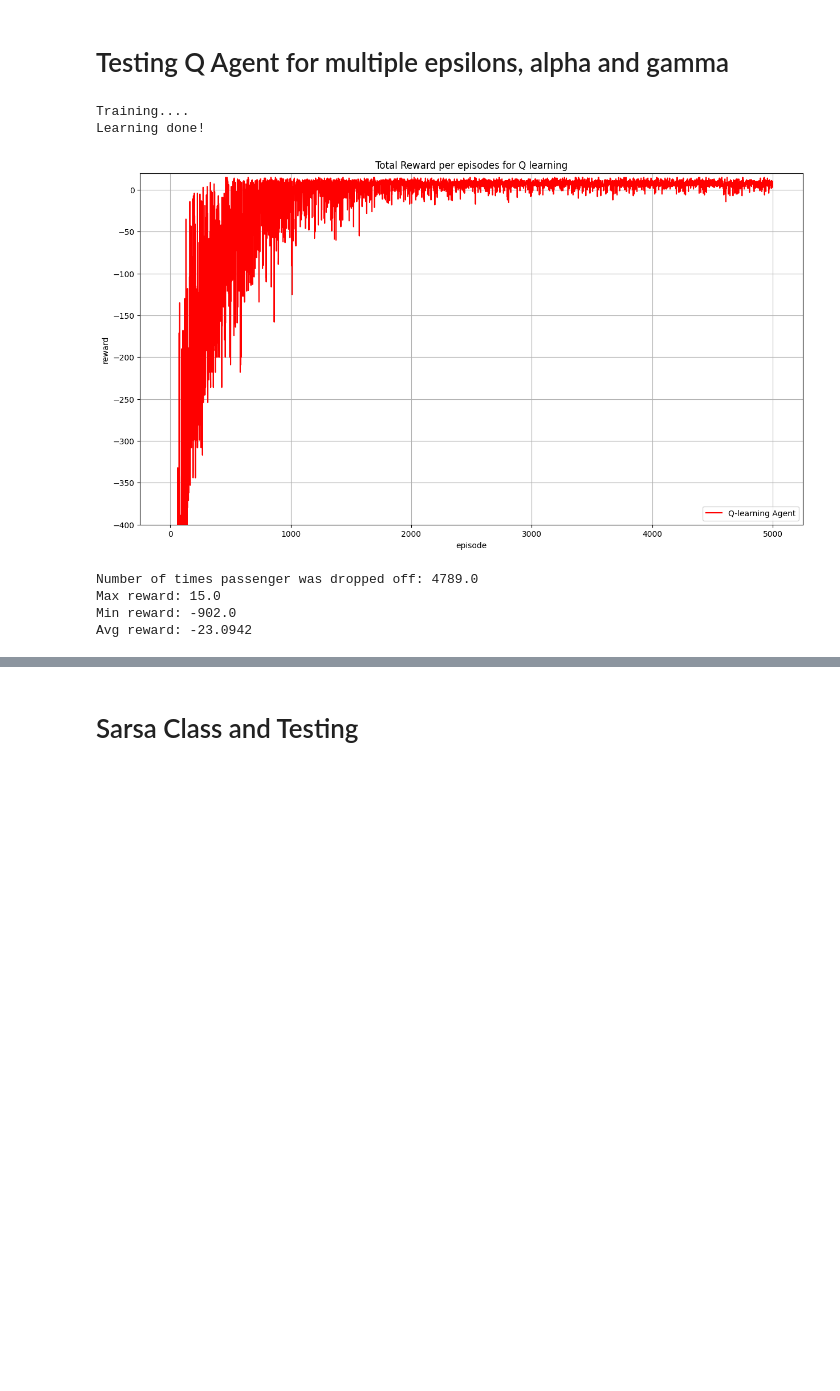
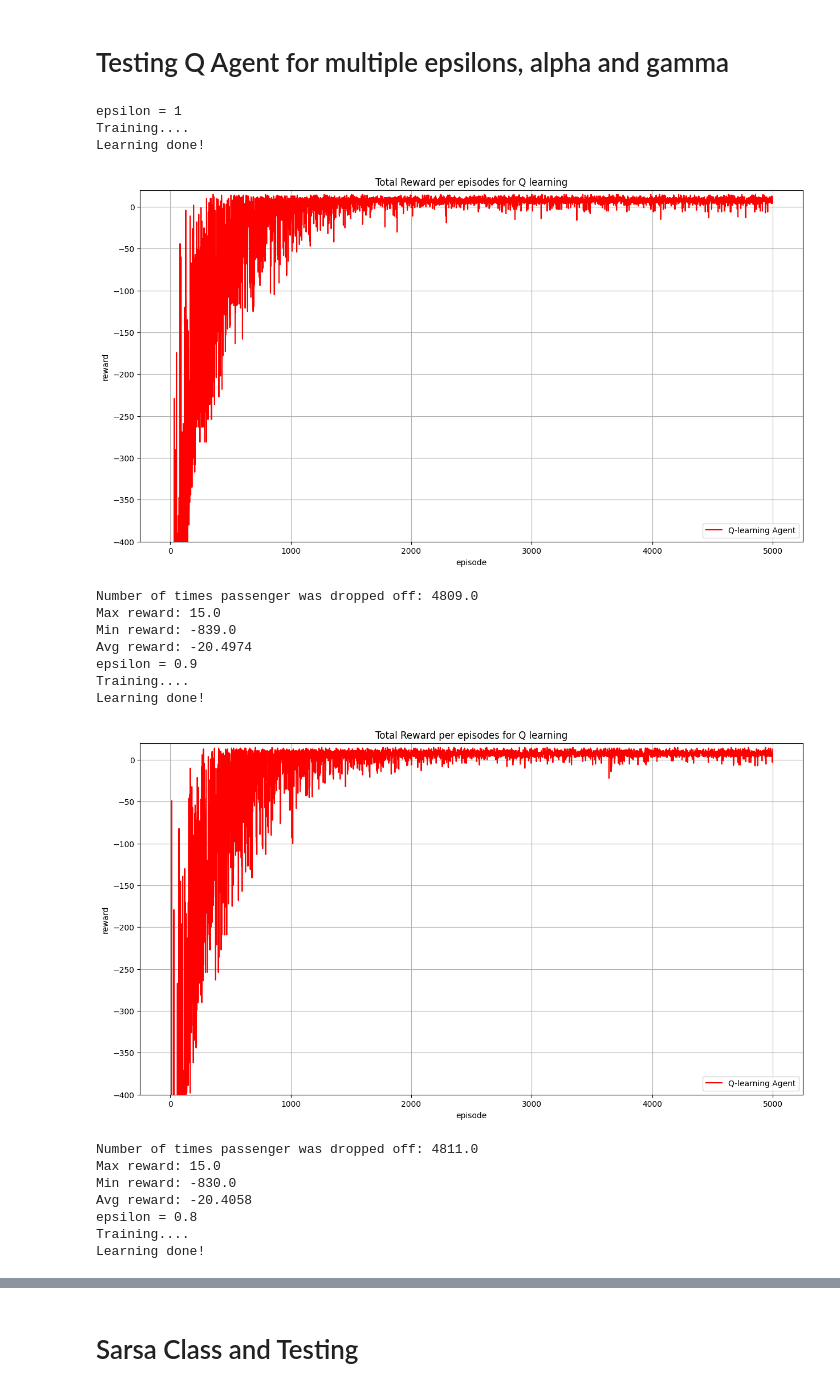
Before and after one commit to Zeid-Hazboun/openAI-taxi-RL, a Jupyter notebook: taxi.ipynb, the cells around one changed output, grey strips where cells are left out. Drawn from its saved outputs; the diff is of its cells as text; code cells hidden in the pictures; blank space fills up the shorter version.

```diff
--- a/taxi.ipynb
+++ b/taxi.ipynb
@@ -162,26 +167,41 @@ class Q_Agent:
         print("Max reward: {}".format(max(self.reward_arr)))
         print("Min reward: {}".format(min(self.reward_arr)))
         print("Avg reward: {}".format(sum(self.reward_arr)/self.max_episodes))
+    def export_csv(self,name):
+        DF = pd.DataFrame(self.reward_arr)
+        DF.to_csv(name + ".csv")
 # %% [markdown]
 # Testing Q Agent for multiple epsilons, alpha and gamma
 # %%
-alpha = 0.1
-gamma = 0.8
-
-
-q_agent = Q_Agent(max_episodes,
+for i in [1,0.9,0.8,0.7]:
+        epsilon = i
+        print(f"epsilon = {epsilon}")
+        Q_agent = Q_Agent(max_episodes,
                 max_steps,
                 test_episodes,
                 alpha,
                 gamma,
                 epsilon,
                 decay_rate)
-q_agent.run()
+
+        Q_agent.run()
 # %% [output]
+epsilon = 1
 Training....
 Learning done!
-[figure, old version]
+[figure, new version]
-Number of times passenger was dropped off: 4789.0
+Number of times passenger was dropped off: 4809.0
 Max reward: 15.0
-Min reward: -902.0
-Avg reward: -23.0942
+Min reward: -839.0
+Avg reward: -20.4974
+epsilon = 0.9
+Training....
+Learning done!
+[figure, added]
+Number of times passenger was dropped off: 4811.0
+Max reward: 15.0
+Min reward: -830.0
+Avg reward: -20.4058
+epsilon = 0.8
+Training....
+Learning done!
```
Also changed, not shown: parts of 26 cells of this notebook, 25 other files.
